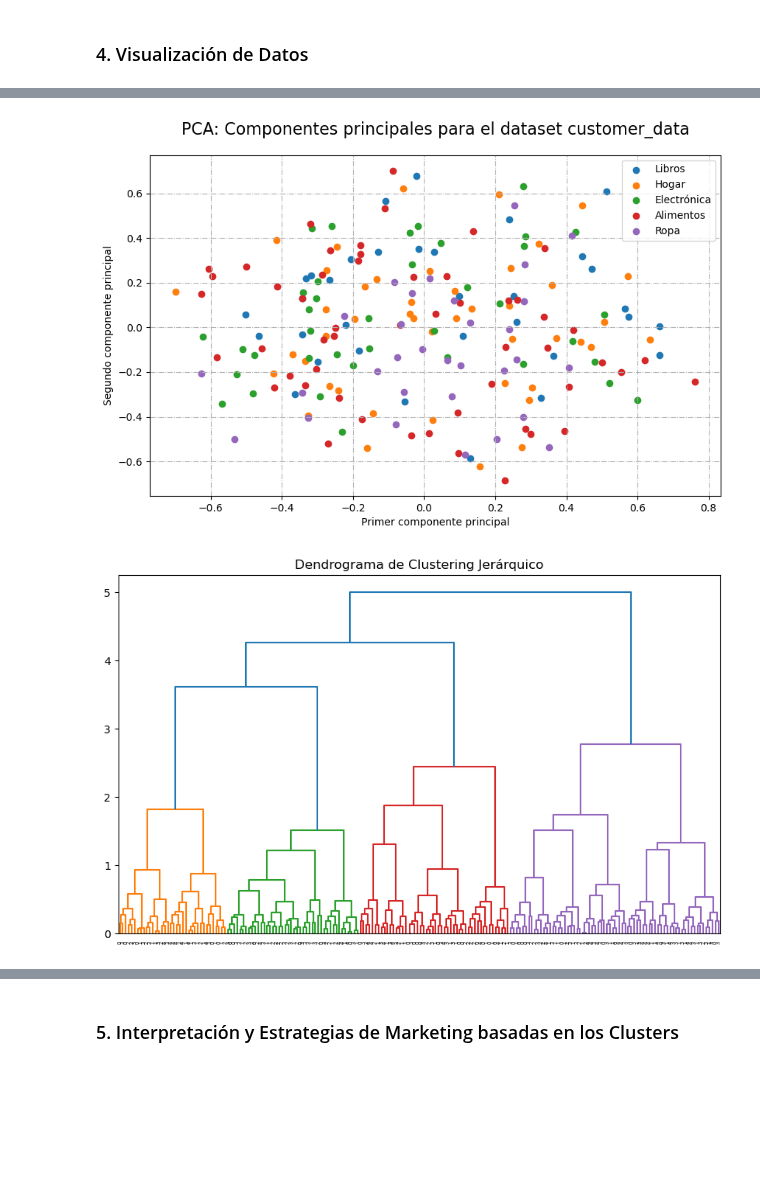
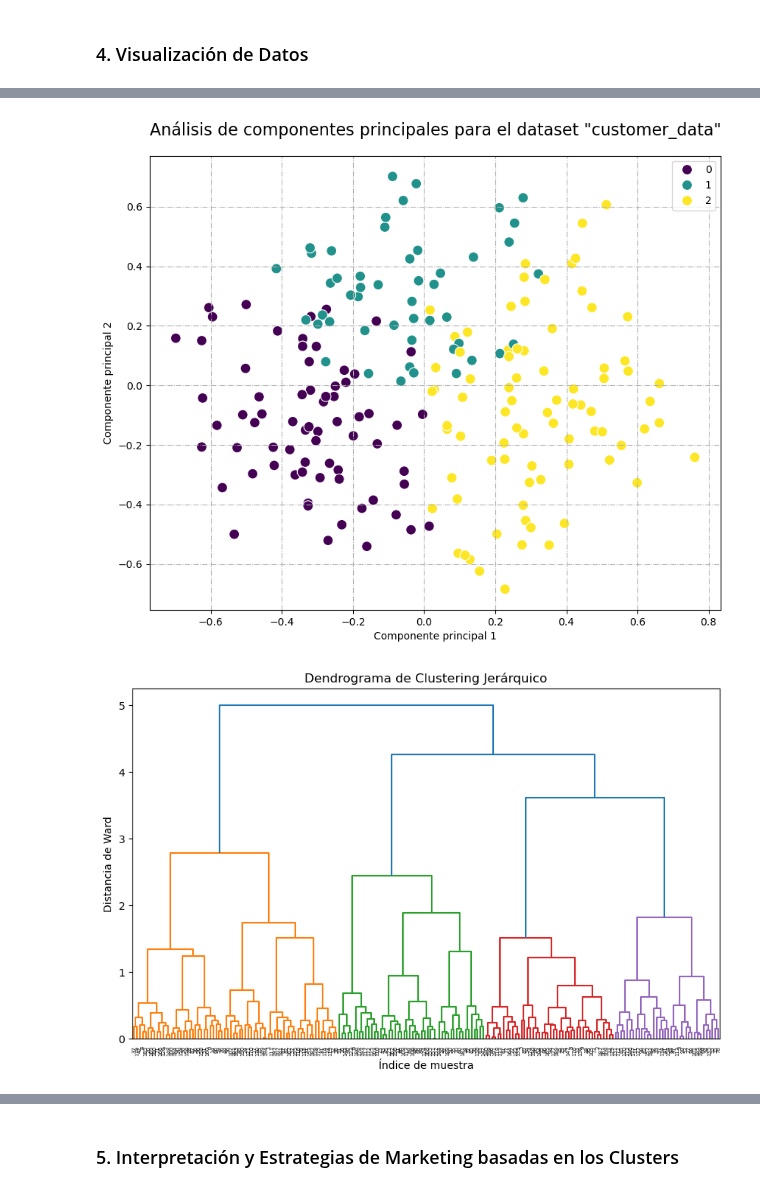
Before and after one commit to frgonzalezb/Udemy_Python_Total_DS_ML, a Jupyter notebook: 12_Machine_Learning_II/Proyecto/Proyecto del Día 12 - Análisis y Clasificación de Clientes.ipynb, the cells around one changed output, grey strips where cells are left out. Cells and saved outputs as stored; diff of their text form; code cells hidden in the pictures; blank space fills up the shorter version.

```diff
--- a/12_Machine_Learning_II/Proyecto/Proyecto del Día 12 - Análisis y Clasificación de Clientes.ipynb
+++ b/12_Machine_Learning_II/Proyecto/Proyecto del Día 12 - Análisis y Clasificación de Clientes.ipynb
@@ -111,8 +114,7 @@ y_codes.head()
 dtype: int8
 # %%
 # Normalizar los datos
-scale: MinMaxScaler = MinMaxScaler(feature_range=(0, 1))
-normalized: np.ndarray = scale.fit_transform(x)
-x_standarized: pd.DataFrame = pd.DataFrame(normalized, columns=x.columns)
-x_standarized.head()
+scale: MinMaxScaler = MinMaxScaler()
+x_normalized: np.ndarray = scale.fit_transform(x)
+x_normalized
 # %% [output]
@@ -145,8 +140,7 @@ x_standarized_for_pca
 # %%
 # Aplicar PCA
 pca: PCA = PCA(n_components=2)
-x_pca: np.ndarray = pca.fit_transform(x_standarized)
-# x_pca: np.ndarray = pca.fit_transform(x_standarized_for_pca)
+x_pca: np.ndarray = pca.fit_transform(x_normalized)
 x_pca
 # %% [output]
 array([[ 0.18987698, -0.25216788],
@@ -226,7 +220,8 @@ array([[-1.10330752e+00,  1.94958469e-01],
 ### 3. Clustering: K-Means y Clustering Jerárquico
 # %%
 # Aplicar K-Means
-data = df[['Ingresos Anuales (k$)', 'Puntuación de Gasto (1-100)']]
-kmeans: KMeans = KMeans(n_clusters=5, random_state=42)
-kmeans.fit(data)
+kmeans: KMeans = KMeans(n_clusters=3, random_state=42)
+kmeans_fit = kmeans.fit(x_normalized)
+kmeans_clusters = kmeans_fit.predict(x_normalized)
+kmeans_clusters
 # %% [output]
@@ -290,33 +309,36 @@ plt.show()
 # %%
 # Crear un gráfico de dispersión para los resultados de PCA
-categories: list[str] = y.unique().tolist()
-
-plt.figure(figsize=(10, 6))
-for i in range(len(categories)):
-    plt.scatter(x_pca[y_codes == i, 0], x_pca[y_codes == i, 1], label=categories[i])
+plt.figure(figsize=(10, 8))
+sns.scatterplot(
+    x=x_pca[:, 0],
+    y=x_pca[:, 1],
+    palette='viridis',
+    hue=kmeans_clusters,
+    s=100
+)
 plt.title(
-    'PCA: Componentes principales para el dataset customer_data',
+    'Análisis de componentes principales para el dataset "customer_data"',
     fontsize=16,
     pad=20
 )
-plt.xlabel('Primer componente principal')
-plt.ylabel('Segundo componente principal')
+plt.xlabel('Componente principal 1')
+plt.ylabel('Componente principal 2')
 plt.grid(True, linestyle='-.')
 plt.legend()
 plt.show()
 # %% [output]
-[figure, old version]
+[figure, new version]
 # %%
 # Crear un dendrograma del clústering jerárquico
 plt.figure(figsize=(10, 6))
 dendrogram(
     linked,
     orientation='top',
-    labels=y_codes.to_numpy(),
-    distance_sort='descending',
     show_leaf_counts=True
 )
 plt.title('Dendrograma de Clustering Jerárquico')
+plt.xlabel('Índice de muestra')
+plt.ylabel('Distancia de Ward')
 plt.show()
 # %% [output]
-[figure, old version]
+[figure, new version]
```
Also changed, not shown: parts of 15 cells of this notebook.
